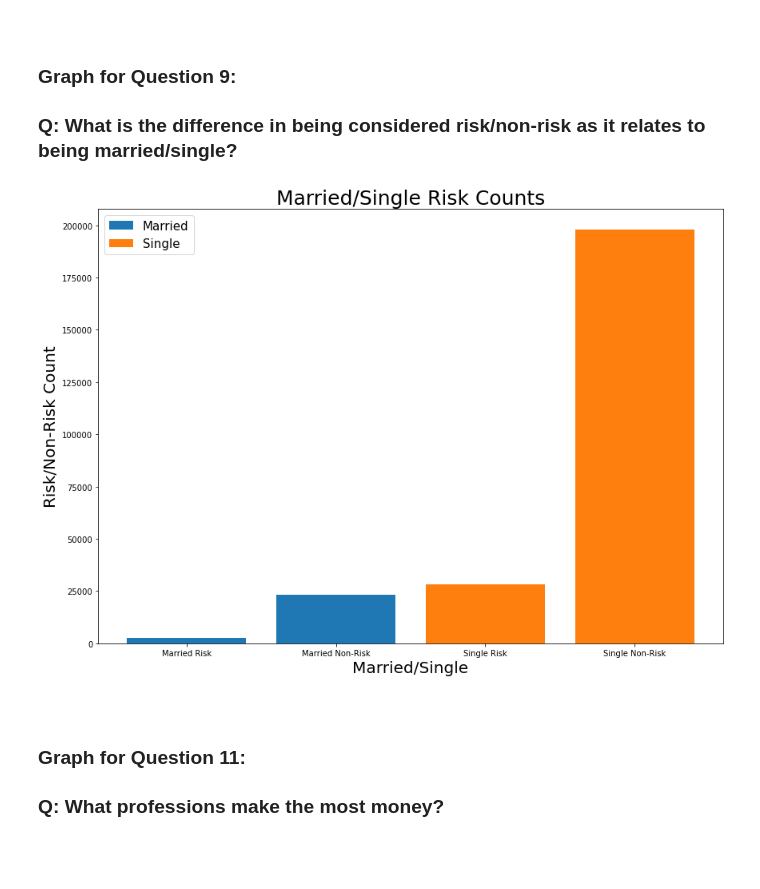
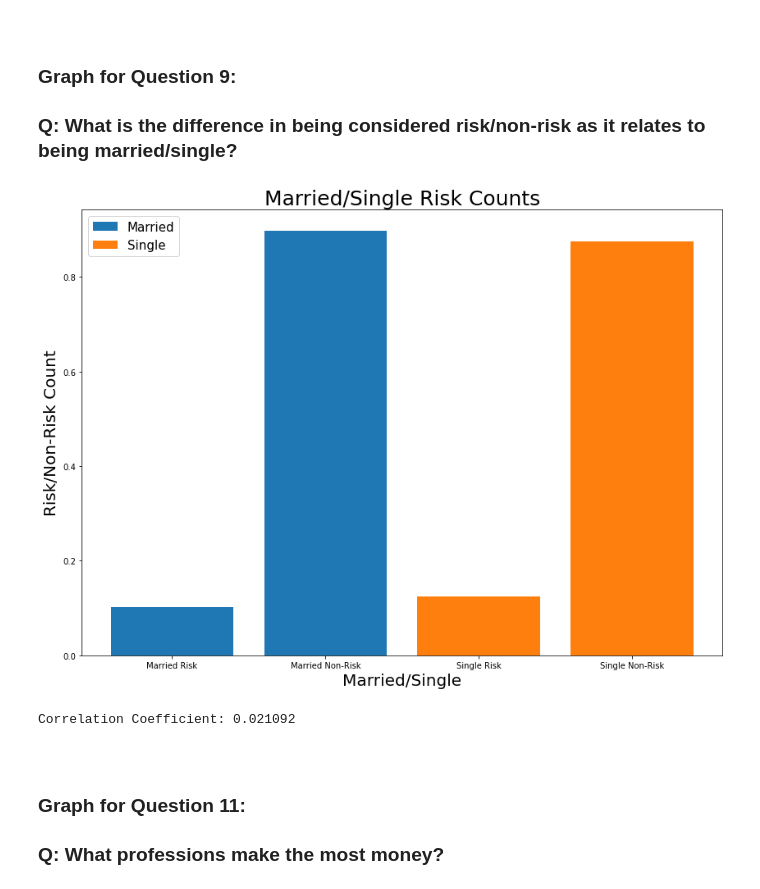
Before and after one commit to spa542/DSCI470, a Jupyter notebook: Project_1_Loan_Prediction_Dataset/Project_1_Graph_Analysis.ipynb, the cells around one changed output. Cells and saved outputs as stored; diff of their text form; code cells hidden in the pictures; blank space fills up the shorter version.

Commit message:
Added correlation coefficients

```diff
--- a/Project_1_Loan_Prediction_Dataset/Project_1_Graph_Analysis.ipynb
+++ b/Project_1_Loan_Prediction_Dataset/Project_1_Graph_Analysis.ipynb
@@ -100,22 +100,37 @@ plt.show()
 ### Q: What is the difference in being considered risk/non-risk as it relates to being married/single?
 # %%
 list_data = lp_dataframe[['Married/Single', 'Risk_Flag']]
-result1 = list_data.loc[(list_data['Married/Single'] == 'married') & (list_data['Risk_Flag'] == 1)].count()
-result2 = list_data.loc[(list_data['Married/Single'] == 'married') & (list_data['Risk_Flag'] == 0)].count()
-result3 = list_data.loc[(list_data['Married/Single'] == 'single') & (list_data['Risk_Flag'] == 1)].count()
-result4 = list_data.loc[(list_data['Married/Single'] == 'single') & (list_data['Risk_Flag'] == 0)].count()
+result1 = list_data.loc[(list_data['Married/Single'] == 'married') & (list_data['Risk_Flag'] == 1)].count() / list_data.loc[list_data['Married/Single'] == 'married'].count()
+result2 = list_data.loc[(list_data['Married/Single'] == 'married') & (list_data['Risk_Flag'] == 0)].count() / list_data.loc[list_data['Married/Single'] == 'married'].count()
+result3 = list_data.loc[(list_data['Married/Single'] == 'single') & (list_data['Risk_Flag'] == 1)].count() / list_data.loc[list_data['Married/Single'] == 'single'].count()
+result4 = list_data.loc[(list_data['Married/Single'] == 'single') & (list_data['Risk_Flag'] == 0)].count() / list_data.loc[list_data['Married/Single'] == 'single'].count()
 plt.figure(figsize=(14,10))
 plt.bar(['Married Risk', 'Married Non-Risk'],
         [result1[0], result2[0]])
 plt.bar(['Single Risk', 'Single Non-Risk'],
        [result3[0], result4[0]])
 plt.title('Married/Single Risk Counts', fontsize=25)
 plt.ylabel('Risk/Non-Risk Count', fontsize=20)
 plt.xlabel('Married/Single', fontsize=20)
 plt.legend(['Married', 'Single'], fontsize=15)
 plt.show()
 # %% [output]
-[figure, old version]
+[figure, new version]
+# %%
+# Find the correlation coefficient of married/single vs risk
+list_data.loc[list_data['Married/Single'] == 'married', 'Married/Single'] = 0
+list_data.loc[list_data['Married/Single'] == 'single', 'Married/Single'] = 1
+
+married_single_list = list(list_data['Married/Single'])
+risk_flag_list = list(list_data['Risk_Flag'])
+
+married_single_list_series = pd.Series(married_single_list)
+risk_flag_list_series = pd.Series(risk_flag_list)
+
+corr_value_married = married_single_list_series.corr(risk_flag_list_series, method='pearson')
+print('Correlation Coefficient: %f' % corr_value_married)
+# %% [output]
+Correlation Coefficient: 0.021092
 # %% [markdown]
 <br></br>
 ### Graph for Question 11:
```
